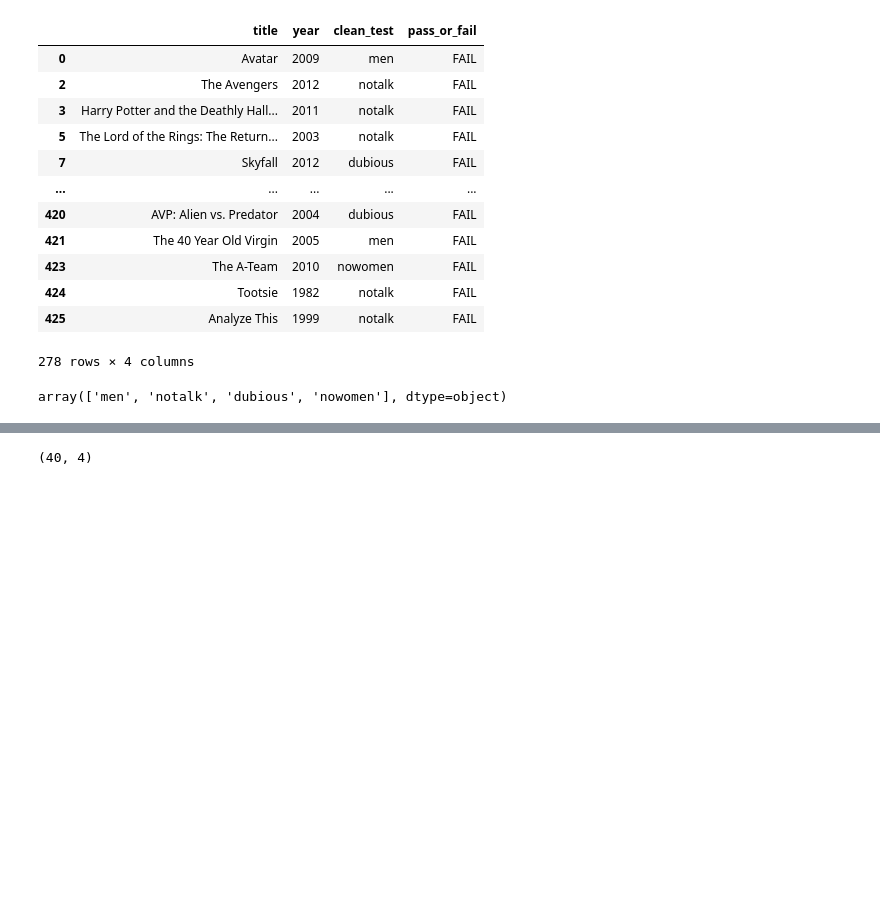
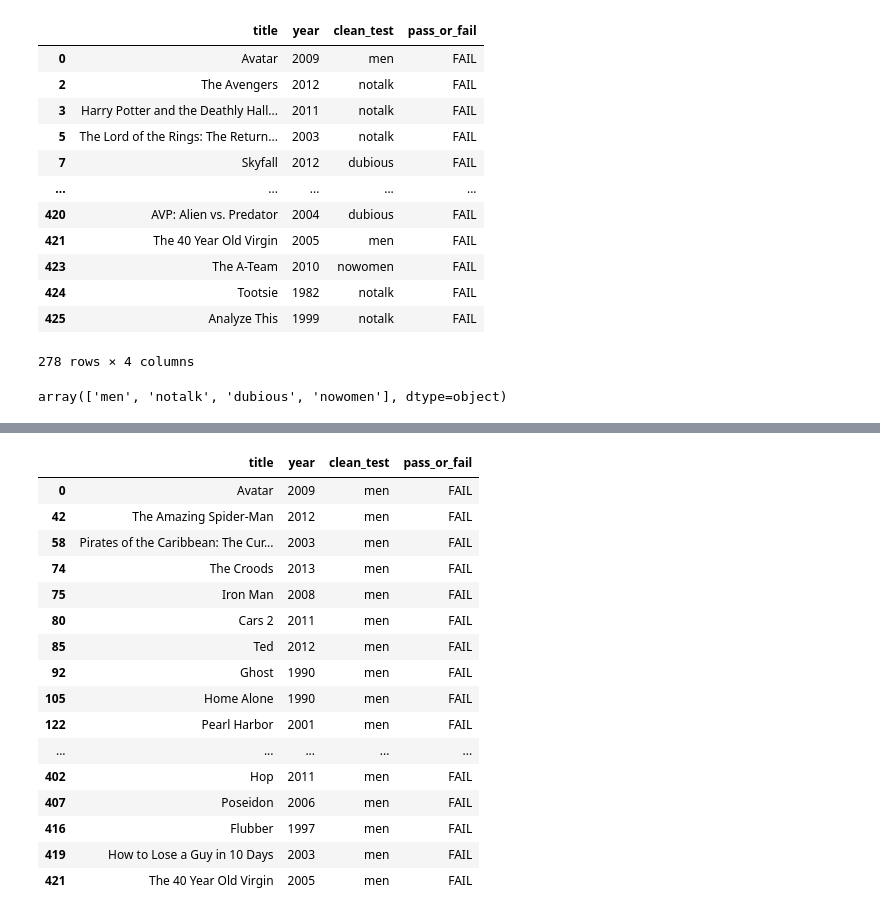
Before and after one commit to Slmudd02/Bechdel_Test, a Jupyter notebook: Bechdel_test_project-checkpoint.ipynb, the cells around one changed output, grey strips where cells are left out. Cells and saved outputs as stored; diff of their text form; code cells hidden in the pictures; blank space fills up the shorter version.

```diff
--- a/Bechdel_test_project-checkpoint.ipynb
+++ b/Bechdel_test_project-checkpoint.ipynb
@@ -220,7 +250,23 @@ dubious.shape
 # %%
 men = failed.loc[failed.clean_test == 'men',:]
-men.shape
+men
 # %% [output]
-(40, 4)
+|  | title | year | clean_test | pass_or_fail |
+| 0 | Avatar | 2009 | men | FAIL |
+| 42 | The Amazing Spider-Man | 2012 | men | FAIL |
+| 58 | Pirates of the Caribbean: The Cur... | 2003 | men | FAIL |
+| 74 | The Croods | 2013 | men | FAIL |
+| 75 | Iron Man | 2008 | men | FAIL |
+| 80 | Cars 2 | 2011 | men | FAIL |
+| 85 | Ted | 2012 | men | FAIL |
+| 92 | Ghost | 1990 | men | FAIL |
+| 105 | Home Alone | 1990 | men | FAIL |
+| 122 | Pearl Harbor | 2001 | men | FAIL |
+| ... | ... | ... | ... | ... |
+| 402 | Hop | 2011 | men | FAIL |
+| 407 | Poseidon | 2006 | men | FAIL |
+| 416 | Flubber | 1997 | men | FAIL |
+| 419 | How to Lose a Guy in 10 Days | 2003 | men | FAIL |
+| 421 | The 40 Year Old Virgin | 2005 | men | FAIL |
 # %%
 notalk = failed.loc[failed.clean_test == 'notalk',:]
```
Also changed, not shown: parts of 14 cells of this notebook, 1 other file.
